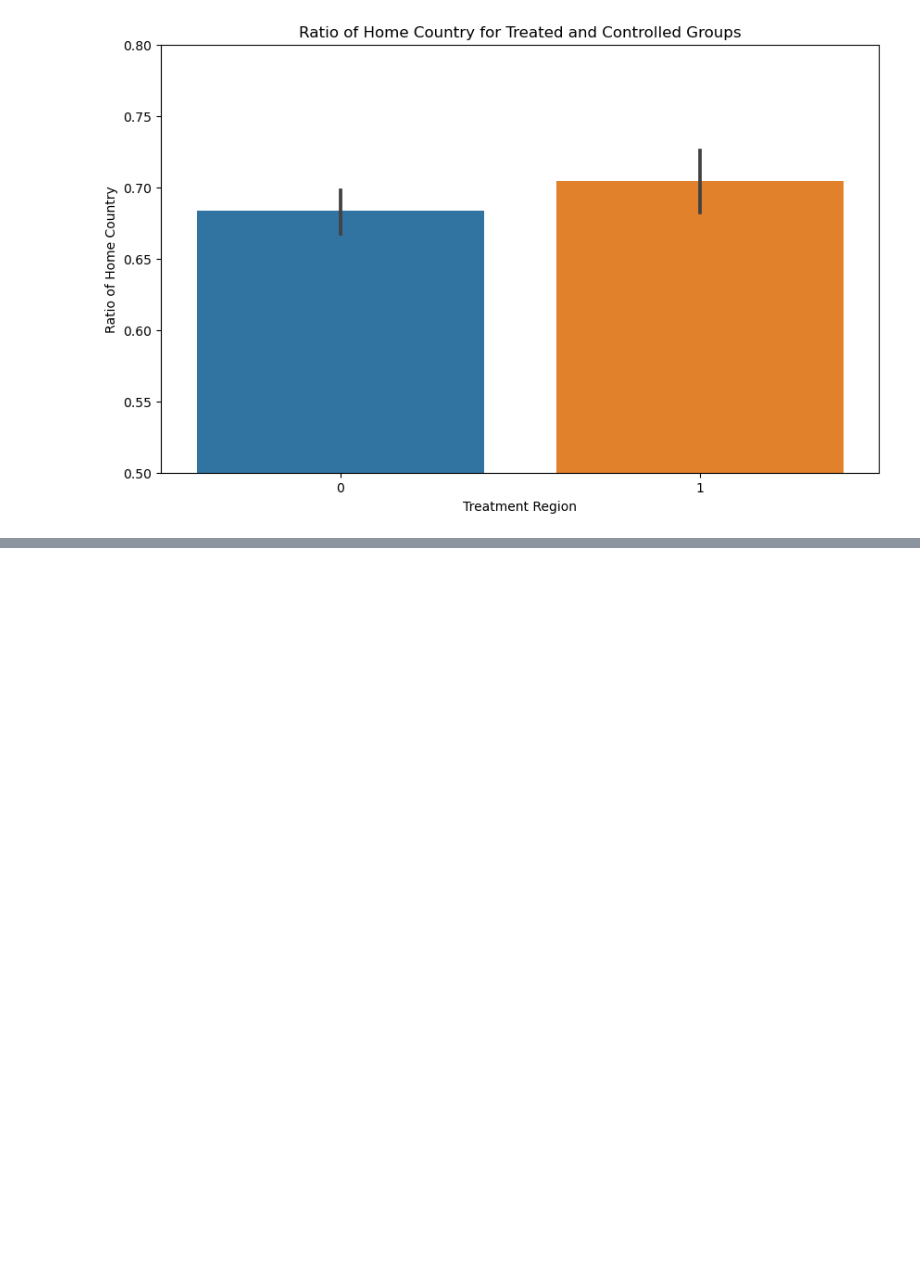
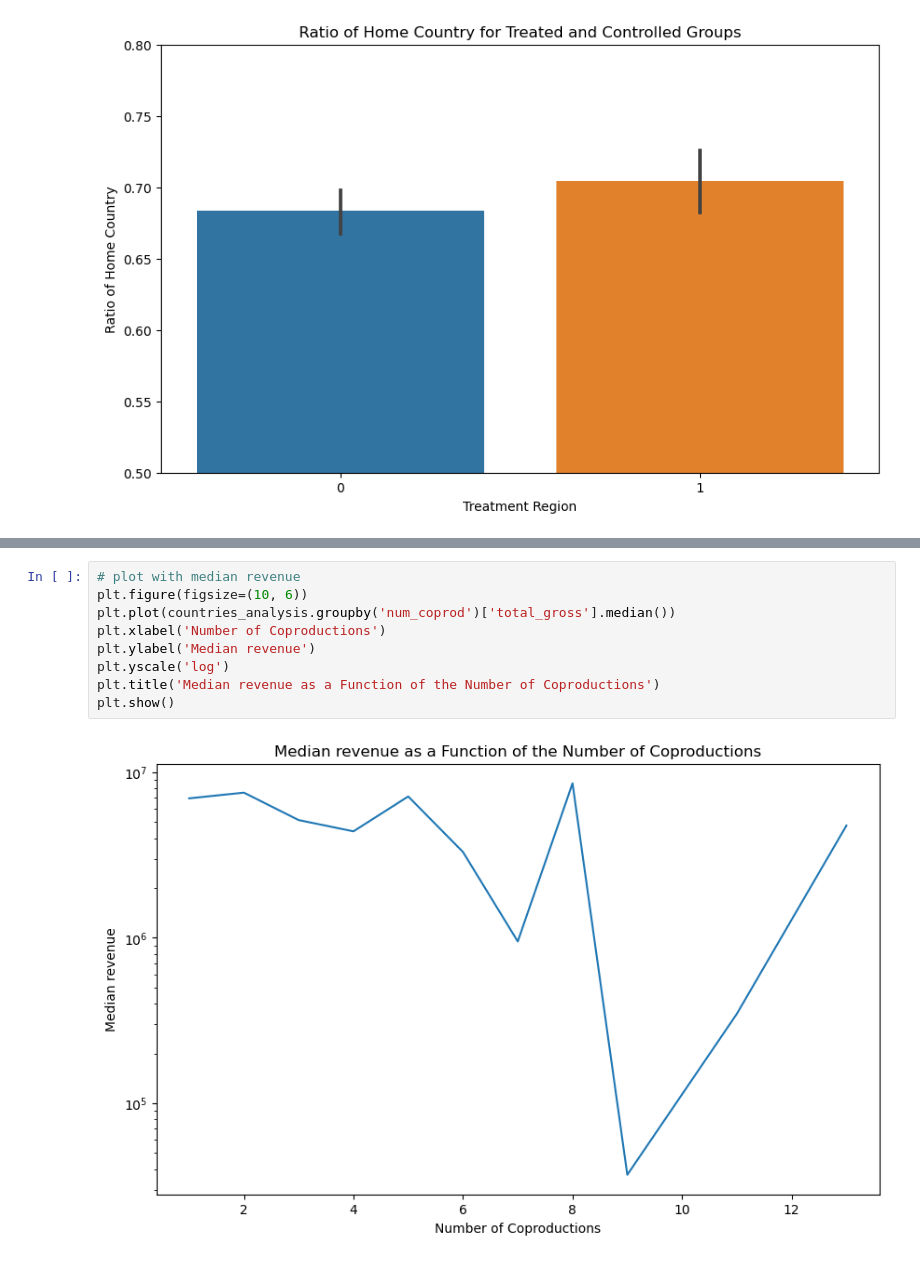
Before and after one commit to epfl-ada/ada-2023-project-nada2023, a Jupyter notebook: notebook.ipynb, the cells around one changed output, grey strips where cells are left out. Drawn from its saved outputs; the diff is of its cells as text; blank space fills up the shorter version.

```diff
--- a/notebook.ipynb
+++ b/notebook.ipynb
@@ -890,0 +965,11 @@ Text(0.5, 1.0, 'Ratio of Home Country for Treated and Controlled Groups')
+# %%
+# plot with median revenue
+plt.figure(figsize=(10, 6))
+plt.plot(countries_analysis.groupby('num_coprod')['total_gross'].median())
+plt.xlabel('Number of Coproductions')
+plt.ylabel('Median revenue')
+plt.yscale('log')
+plt.title('Median revenue as a Function of the Number of Coproductions')
+plt.show()
+# %% [output]
+[figure, added]
```
Also changed, not shown: parts of 57 cells of this notebook.
